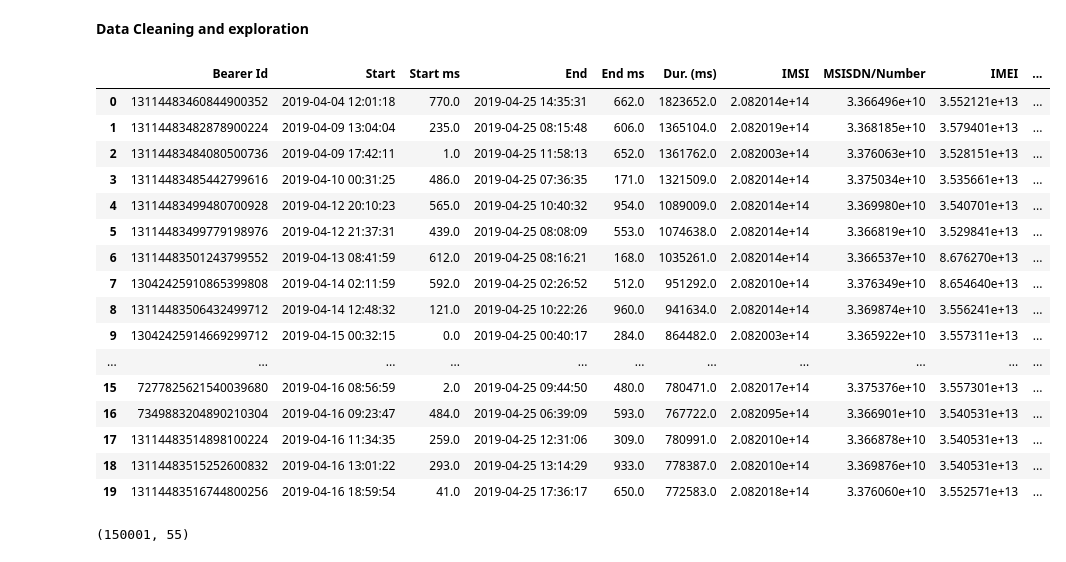
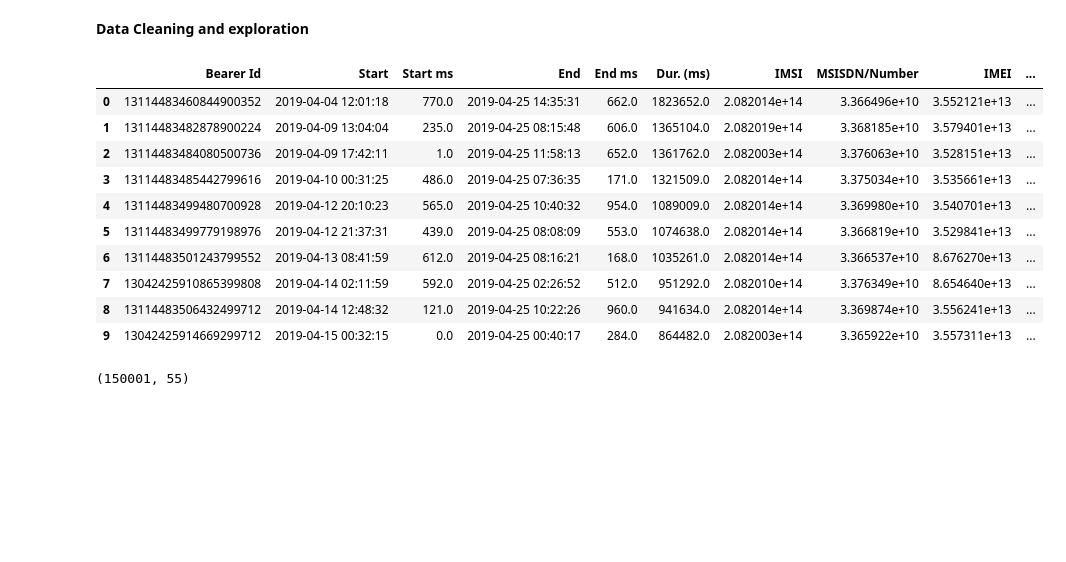
Before and after one commit to AmonKi/Telecommunication-Industry-Week1-Challenge, a Jupyter notebook: Task1.ipynb, the cells around one changed output. Cells and saved outputs as stored; diff of their text form; code cells hidden in the pictures; blank space fills up the shorter version.

```diff
--- a/Task1.ipynb
+++ b/Task1.ipynb
@@ -9,28 +9,22 @@ import numpy as np
 # %%
 import io
 import warnings
 warnings.filterwarnings('ignore')
 pd.set_option('max_column', None)
 db = pd.read_excel('Week1_challenge_data_source.xlsx', na_values=['?', None])
-db.head(20)
+db.head(10)
 # %% [output]
 |  | Bearer Id | Start | Start ms | End | End ms | Dur. (ms) | IMSI | MSISDN/Number | IMEI | ... |
 | 0 | 13114483460844900352 | 2019-04-04 12:01:18 | 770.0 | 2019-04-25 14:35:31 | 662.0 | 1823652.0 | 2.082014e+14 | 3.366496e+10 | 3.552121e+13 | ... |
 | 1 | 13114483482878900224 | 2019-04-09 13:04:04 | 235.0 | 2019-04-25 08:15:48 | 606.0 | 1365104.0 | 2.082019e+14 | 3.368185e+10 | 3.579401e+13 | ... |
 | 2 | 13114483484080500736 | 2019-04-09 17:42:11 | 1.0 | 2019-04-25 11:58:13 | 652.0 | 1361762.0 | 2.082003e+14 | 3.376063e+10 | 3.528151e+13 | ... |
 | 3 | 13114483485442799616 | 2019-04-10 00:31:25 | 486.0 | 2019-04-25 07:36:35 | 171.0 | 1321509.0 | 2.082014e+14 | 3.375034e+10 | 3.535661e+13 | ... |
 | 4 | 13114483499480700928 | 2019-04-12 20:10:23 | 565.0 | 2019-04-25 10:40:32 | 954.0 | 1089009.0 | 2.082014e+14 | 3.369980e+10 | 3.540701e+13 | ... |
 | 5 | 13114483499779198976 | 2019-04-12 21:37:31 | 439.0 | 2019-04-25 08:08:09 | 553.0 | 1074638.0 | 2.082014e+14 | 3.366819e+10 | 3.529841e+13 | ... |
 | 6 | 13114483501243799552 | 2019-04-13 08:41:59 | 612.0 | 2019-04-25 08:16:21 | 168.0 | 1035261.0 | 2.082014e+14 | 3.366537e+10 | 8.676270e+13 | ... |
 | 7 | 13042425910865399808 | 2019-04-14 02:11:59 | 592.0 | 2019-04-25 02:26:52 | 512.0 | 951292.0 | 2.082010e+14 | 3.376349e+10 | 8.654640e+13 | ... |
 | 8 | 13114483506432499712 | 2019-04-14 12:48:32 | 121.0 | 2019-04-25 10:22:26 | 960.0 | 941634.0 | 2.082014e+14 | 3.369874e+10 | 3.556241e+13 | ... |
 | 9 | 13042425914669299712 | 2019-04-15 00:32:15 | 0.0 | 2019-04-25 00:40:17 | 284.0 | 864482.0 | 2.082003e+14 | 3.365922e+10 | 3.557311e+13 | ... |
-| ... | ... | ... | ... | ... | ... | ... | ... | ... | ... | ... |
-| 15 | 7277825621540039680 | 2019-04-16 08:56:59 | 2.0 | 2019-04-25 09:44:50 | 480.0 | 780471.0 | 2.082017e+14 | 3.375376e+10 | 3.557301e+13 | ... |
-| 16 | 7349883204890210304 | 2019-04-16 09:23:47 | 484.0 | 2019-04-25 06:39:09 | 593.0 | 767722.0 | 2.082095e+14 | 3.366901e+10 | 3.540531e+13 | ... |
-| 17 | 13114483514898100224 | 2019-04-16 11:34:35 | 259.0 | 2019-04-25 12:31:06 | 309.0 | 780991.0 | 2.082010e+14 | 3.366878e+10 | 3.540531e+13 | ... |
-| 18 | 13114483515252600832 | 2019-04-16 13:01:22 | 293.0 | 2019-04-25 13:14:29 | 933.0 | 778387.0 | 2.082010e+14 | 3.369876e+10 | 3.540531e+13 | ... |
-| 19 | 13114483516744800256 | 2019-04-16 18:59:54 | 41.0 | 2019-04-25 17:36:17 | 650.0 | 772583.0 | 2.082018e+14 | 3.376060e+10 | 3.552571e+13 | ... |
 # %%
 print(db.shape)
 # %% [output]
```
Also changed, not shown: parts of 12 cells of this notebook.
